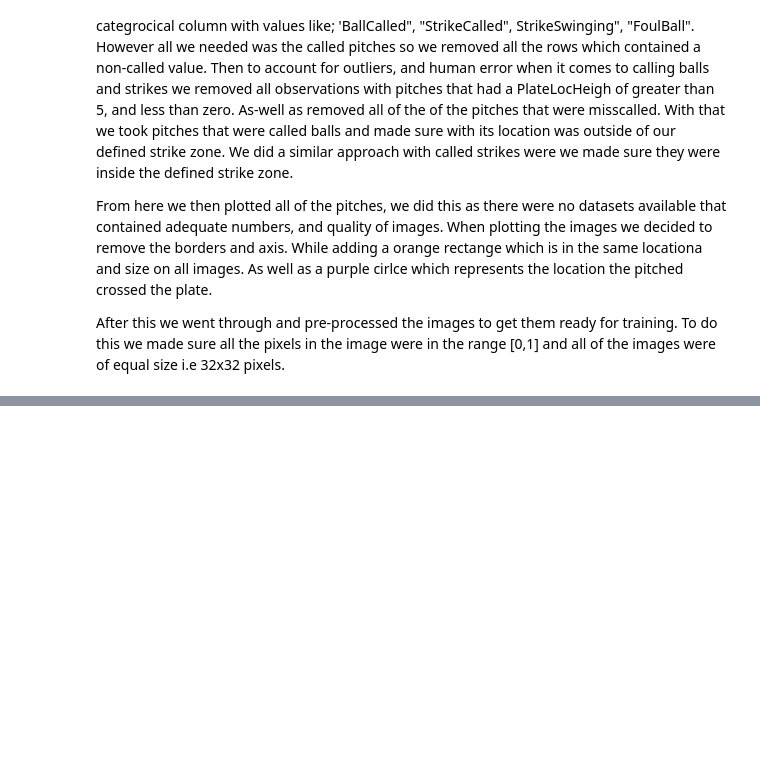
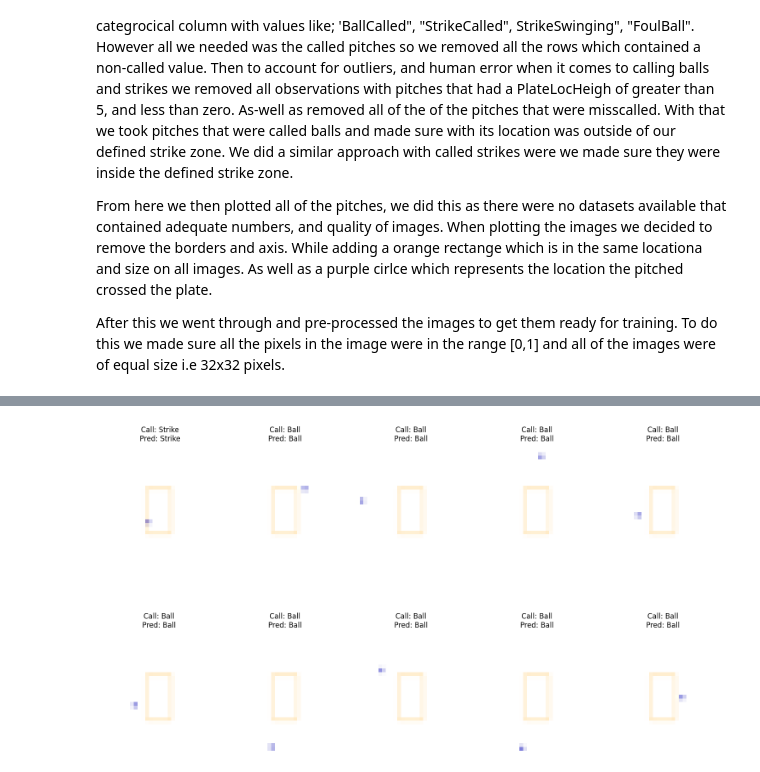
Before and after one commit to indexjoseph/BaseballOpticsAnalysis, a Jupyter notebook: BaseballOpticsAnalysis_EDA.ipynb, the cells around one changed output, grey strips where cells are left out. Cells and saved outputs as stored; diff of their text form; code cells hidden in the pictures; blank space fills up the shorter version.

Commit message:
trained model with preds

```diff
--- a/BaseballOpticsAnalysis_EDA.ipynb
+++ b/BaseballOpticsAnalysis_EDA.ipynb
@@ -215,15 +214,20 @@ plt.show()
 # %%
 # the variable which holds the classified images
 image_classification = {"BallCalled": [], "StrikeCalled": []}
-
+X = []
+y = []
 
 for i in range(len(df_filtered)):
     obs = df_filtered.iloc[i]
     if obs["PitchCall"] == "BallCalled":
-        image_classification["BallCalled"].append(image_list[i])
+        X.append(normalized_image_list[i])
+        y.append(0)
+        image_classification["BallCalled"].append(normalized_image_list[i])
     else:
-        image_classification["StrikeCalled"].append(image_list[i])
+        X.append(normalized_image_list[i])
+        y.append(1)
+        image_classification["StrikeCalled"].append(normalized_image_list[i])
 
-print("Balls called: ", len(image_classification["BallCalled"]))
-print("Strikes called: ", len(image_classification["StrikeCalled"]))
+print(len(X))
+print(len(y))
 # %% [output]
@@ -248,0 +292,4 @@ After this we went through and pre-processed the images to get them ready for tr
+# %%
+# Train the model
+# 10 was too little bumped to 20 and accuracy shot up
+history = model.fit(X_train, y_train, epochs=20, validation_data=(X_test, y_test))
@@ -248,0 +321,27 @@ After this we went through and pre-processed the images to get them ready for tr
+# %%
+# Select 10 random indices from the validation set
+random_indices = np.random.choice(len(X_test), size=10, replace=False)
+
+# Create a figure to display the images
+plt.figure(figsize=(15, 10))
+
+# Loop through the 10 random images
+for i, idx in enumerate(random_indices):
+    # Get the image and its actual label
+    image = X_test[idx]
+    actual_label = y_test[idx]
+
+    # Predict the label using the trained model
+    prediction = model.predict(np.expand_dims(image, axis=0))  # Add batch dimension
+    predicted_label = np.argmax(prediction)  # Get the predicted class index
+
+    # Display the image
+    plt.subplot(2, 5, i + 1)  # 2 rows, 5 columns
+    plt.imshow(image)  # Display image
+    plt.axis('off')  # Turn off axis
+    plt.title(f"Call: {'Strike' if actual_label else 'Ball ' }\nPred: {'Strike' if predicted_label  else 'Ball ' }")  # Title with actual and predicted labels
+
+# Show the plot
+plt.tight_layout()
+plt.show()
+# %% [output]
@@ -248,0 +358 @@ After this we went through and pre-processed the images to get them ready for tr
+[figure, added]
```
Also changed, not shown: parts of 8 cells of this notebook.
